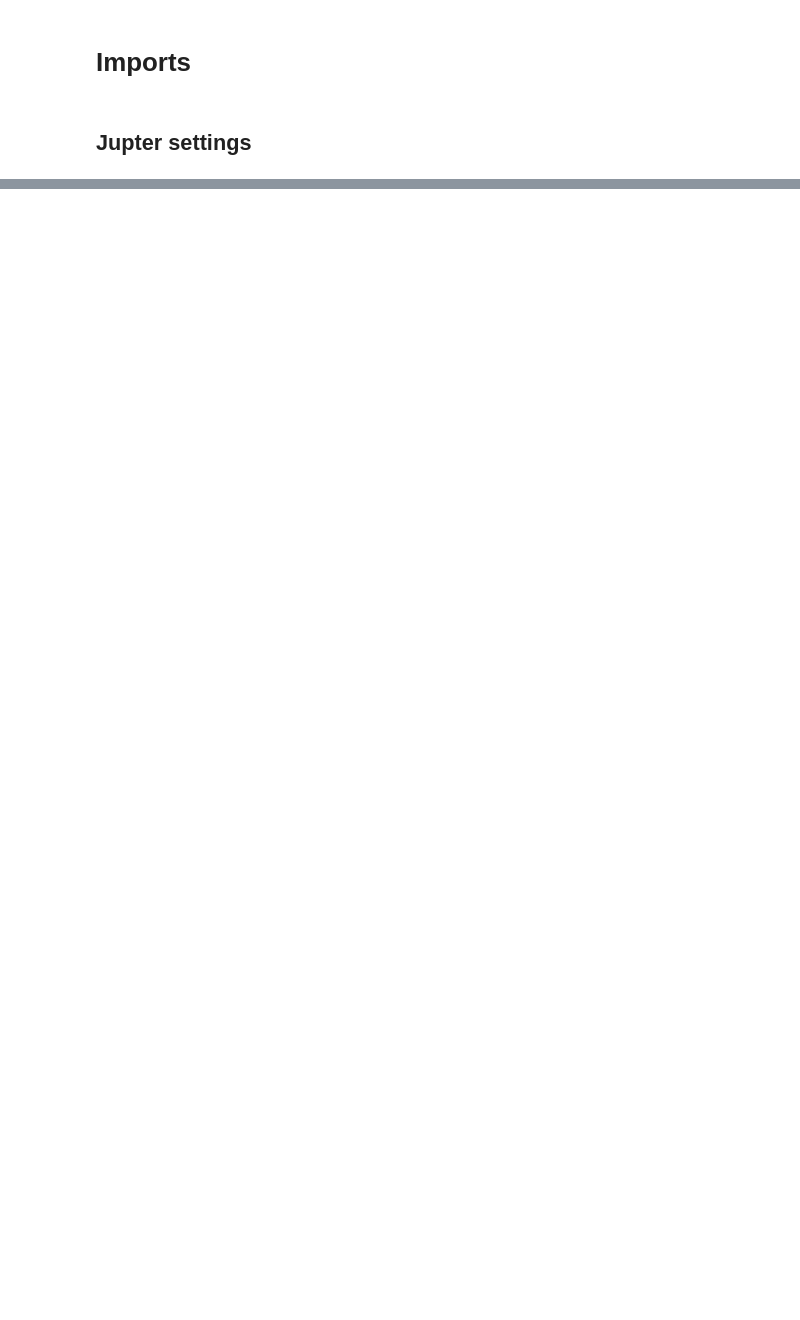
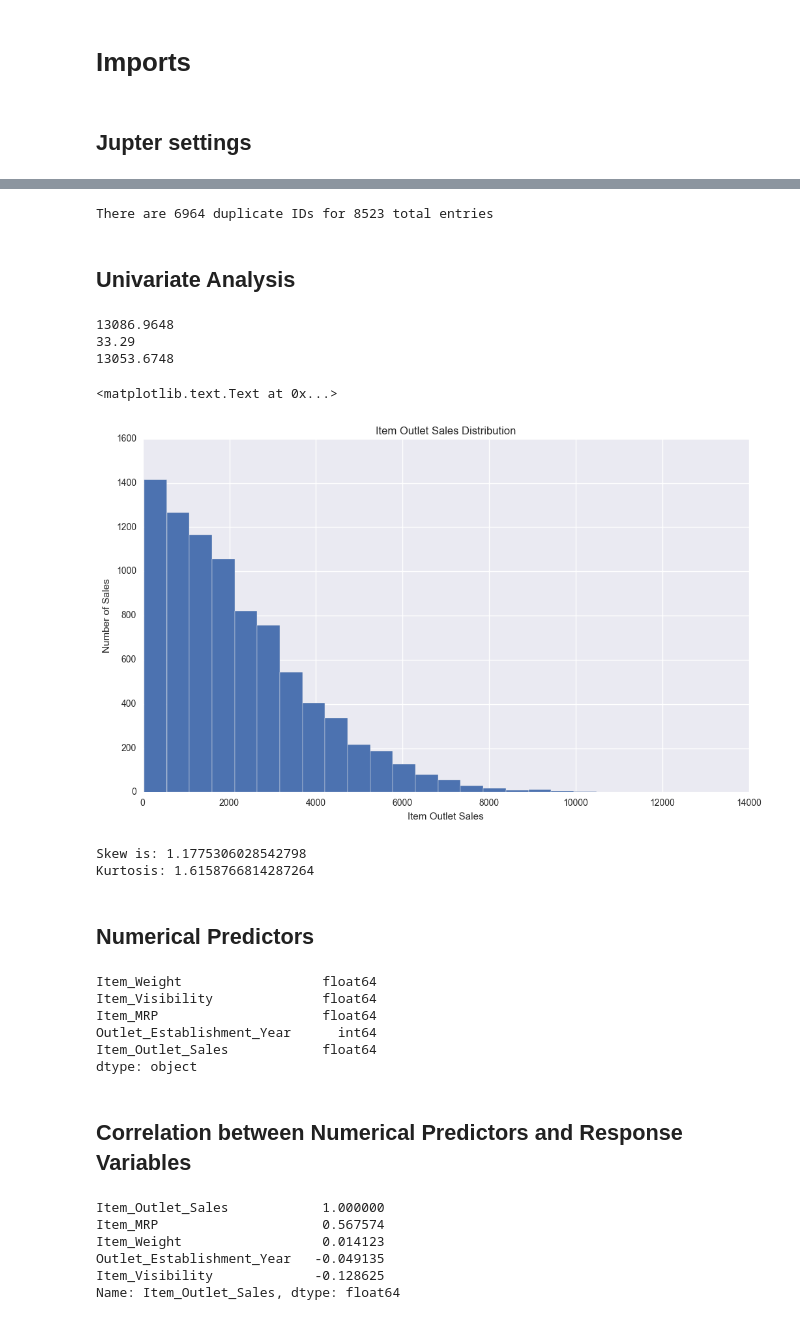
Before and after one commit to Meigarom/Big-Mart-Sales, a Jupyter notebook: Big_Mart_Sales_EDA.ipynb, the cells around one changed output, grey strips where cells are left out. Saved outputs shown, nothing was run; the diff lists cells and outputs as text; code cells hidden in the pictures; blank space fills up the shorter version.

Commit message:
start univarite analysis

```diff
--- a/Big_Mart_Sales_EDA.ipynb
+++ b/Big_Mart_Sales_EDA.ipynb
@@ -26,0 +28,2 @@ NameError: name 'HTML' is not defined
+# %%
+df_raw = pd.read_csv( 'dataset/big_mart_train.csv' )
@@ -26,0 +43,65 @@ NameError: name 'HTML' is not defined
+# %%
+df = df_raw
+# %%
+# Check for duplicates
+#ids_unique = df['Item_Identifier'].drop_duplicates().shape[0]
+ids_unique = len( set( df['Item_Identifier'] ) )
+ids_total = df.shape[0]
+ids_duplicated = ids_total - ids_unique
+
+print( 'There are {} duplicate IDs for {} total entries'.format( ids_duplicated, ids_total ) )
+# %% [output]
+There are 6964 duplicate IDs for 8523 total entries
+# %% [markdown]
+## Univariate Analysis
+# %%
+mx = df['Item_Outlet_Sales'].max()
+mn = df['Item_Outlet_Sales'].min()
+print( mx )
+print( mn )
+print( mx - mn )
+# %% [output]
+13086.9648
+33.29
+13053.6748
+# %%
+plt.figure( figsize=(12, 7) )
+#sns.distplot( df['Item_Outlet_Sales'], kde=False, bins=25 )
+df['Item_Outlet_Sales'].hist( bins=25 )
+#plt.ticklabel_format( style='plain', axis='x', scilimits=(0,1) )
+plt.xlabel( 'Item Outlet Sales')
+plt.ylabel( 'Number of Sales' )
+plt.title( 'Item Outlet Sales Distribution' )
+# %% [output]
+<matplotlib.text.Text at 0x...>
+[figure, added]
+# %%
+print( 'Skew is: {}'.format( df['Item_Outlet_Sales'].skew() ) )
+print( 'Kurtosis: {}'.format( df['Item_Outlet_Sales'].kurt() ) )
+# %% [output]
+Skew is: 1.1775306028542798
+Kurtosis: 1.6158766814287264
+# %% [markdown]
+## Numerical Predictors
+# %%
+num_features = df.select_dtypes( include=[np.number] )
+num_features.dtypes
+# %% [output]
+Item_Weight                  float64
+Item_Visibility              float64
+Item_MRP                     float64
+Outlet_Establishment_Year      int64
+Item_Outlet_Sales            float64
+dtype: object
+# %% [markdown]
+## Correlation between Numerical Predictors and Response Variables
+# %%
+corr = num_features.corr()
+corr['Item_Outlet_Sales'].sort_values( ascending=False )
+# %% [output]
+Item_Outlet_Sales            1.000000
+Item_MRP                     0.567574
+Item_Weight                  0.014123
+Outlet_Establishment_Year   -0.049135
+Item_Visibility             -0.128625
+Name: Item_Outlet_Sales, dtype: float64
```
Also changed, not shown: parts of 13 cells of this notebook.
